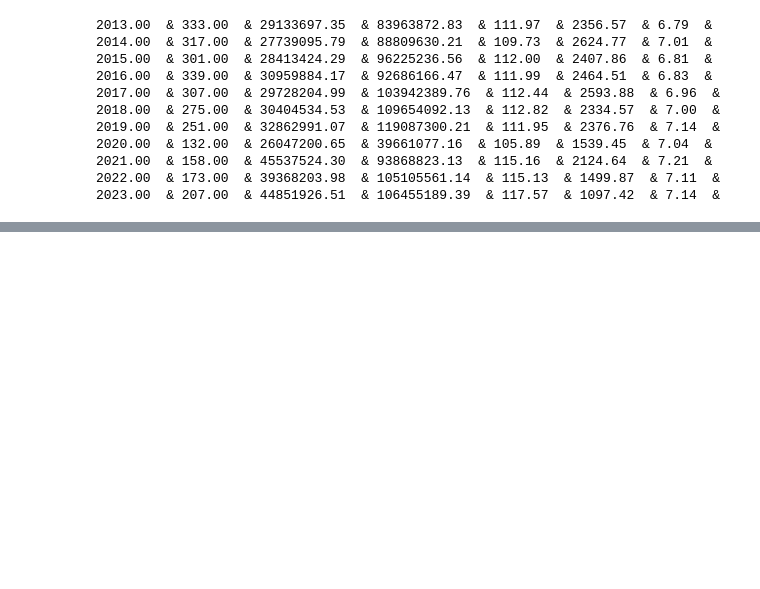
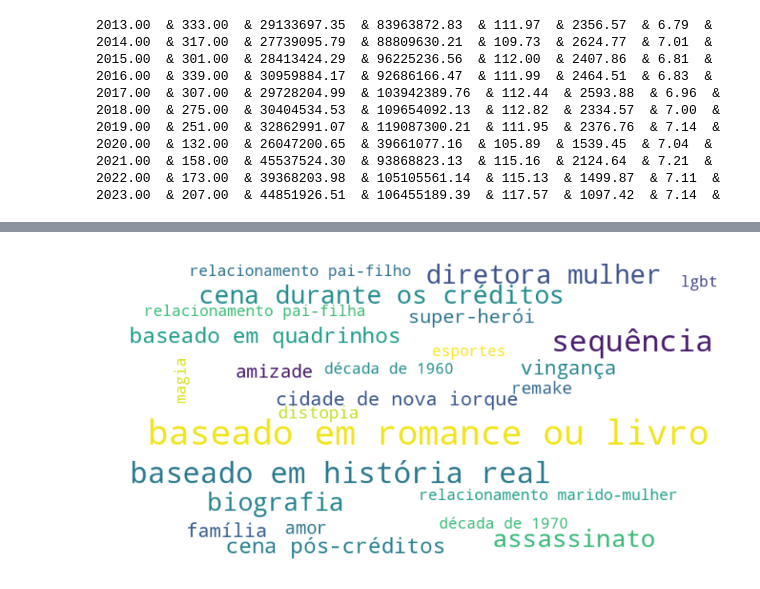
Before and after one commit to gustavo-oo/movie-data, a Jupyter notebook: data-visualizer.ipynb, the cells around one changed output, grey strips where cells are left out. Cells and saved outputs as stored; diff of their text form; code cells hidden in the pictures; blank space fills up the shorter version.

```diff
--- a/data-visualizer.ipynb
+++ b/data-visualizer.ipynb
@@ -9,6 +9,8 @@ import ast
 from collections import Counter
 from pandas import DataFrame
 
+sns.set_theme()
+
 
 start_year = 2013
 end_year = 2023
@@ -229,0 +200,98 @@ Países que não correspondem no GeoJSON:
+# %%
+from wordcloud import WordCloud
+from itertools import combinations
+import networkx as nx
+
+df = movies_data_by_year['all']
+
+quantity_of_words = 25
+
+# Mapa de palavaras para keywords
+df['keywords'] =  df['keywords'].apply(lambda x: ast.literal_eval(x) if isinstance(x, str) else x)
+df_keywords = df.explode('keywords', ignore_index=True).dropna(subset='keywords')['keywords']
+all_keywords = [str(keyword).strip() for keyword in df_keywords]
+keyword_counts = Counter(all_keywords)
+keyword_counts_most_common = keyword_counts.most_common(quantity_of_words)
+
+translated_keywords = {
+    'based on novel or book': 'baseado em romance ou livro',
+    'sequel': 'sequência',
+    'based on true story': 'baseado em história real',
+    'woman director': 'diretora mulher',
+    'biography': 'biografia',
+    'duringcreditsstinger': 'cena durante os créditos',
+    'murder': 'assassinato',
+    'based on comic': 'baseado em quadrinhos',
+    'aftercreditsstinger': 'cena pós-créditos',
+    'revenge': 'vingança',
+    'new york city': 'cidade de nova iorque',
+    'superhero': 'super-herói',
+    'family': 'família',
+    'friendship': 'amizade',
+    'love': 'amor',
+    'lgbt': 'lgbt',
+    'dystopia': 'distopia',
+    'remake': 'remake',
+    'husband wife relationship': 'relacionamento marido-mulher',
+    '1970s': 'década de 1970',
+    '1960s': 'década de 1960',
+    'parent child relationship': 'relacionamento pai-filho',
+    'magic': 'magia',
+    'sports': "esportes",
+    'father daughter relationship': 'relacionamento pai-filha'
+}
+
+keyword_counts_translated = [(translated_keywords.get(keyword, keyword), count) for keyword, count in keyword_counts_most_common]
+
+
+keyword_counts_dict = {k: v for k, v in keyword_counts_translated}
+wordcloud = WordCloud(width=800, height=400, background_color='white').generate_from_frequencies(keyword_counts_dict)
+plt.figure(figsize=(10, 5))
+plt.imshow(wordcloud, interpolation='bilinear')
+plt.axis('off')
+# plt.title(f'Word Cloud das Keywords')
+plt.show()
+
+keywords_filter_list = [k for k,v in keyword_counts_most_common]
+print(keywords_filter_list)
+
+co_occurrence_counts = Counter()
+for keywords in df['keywords']:
+    filtered_keywords = [keyword for keyword in keywords if keyword in keywords_filter_list]
+    co_occurrence_counts.update(Counter(combinations(sorted(filtered_keywords), 2)))
+
+G = nx.Graph()
+
+print(co_occurrence_counts)
+
+max_co_occurrence = co_occurrence_counts.most_common(1)[0][1]
+for (keyword1, keyword2), count in co_occurrence_counts.items():
+    # norm = float(count) / max_co_occurrence
+    norm = float(count) / max_co_occurrence
+    G.add_edge(translated_keywords[keyword1], translated_keywords[keyword2], weight=norm)
+
+pos = nx.spring_layout(G, k=0.4)
+
+# Desenhando o grafo
+plt.figure(figsize=(30, 35))
+
+# Desenhando as arestas com pesos
+max_weight = max((data['weight'] for u, v, data in G.edges(data=True)))
+edges = nx.draw_networkx_edges(
+    G, pos, edge_color='blue', alpha=[G[u][v]['weight'] if G[u][v]['weight'] > 0.1 else 0 for u, v in G.edges()],
+    width=2
+)
+
+# Desenhando os nós com tamanhos proporcionais à frequência
+nodes = nx.draw_networkx_nodes(
+    G, pos, node_size=35000,
+    node_color='blue', alpha=0.7
+)
+
+# Desenhando os rótulos dos nós
+labels = nx.draw_networkx_labels(G, pos, font_size=12)
+
+# plt.title('Grafo de Co-Ocorrência das Keywords')
+plt.show()
+# %% [output]
+[figure, added]
```
Also changed, not shown: parts of 11 cells of this notebook, 7 other files.
